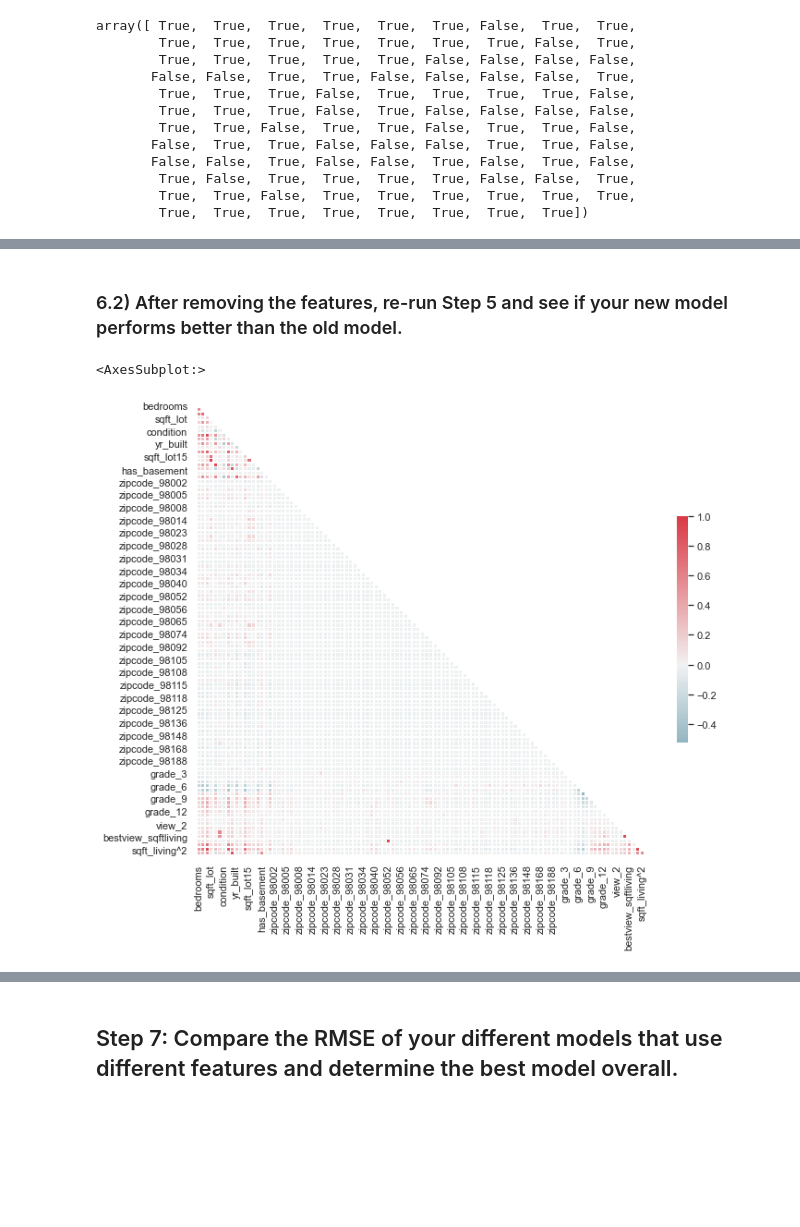
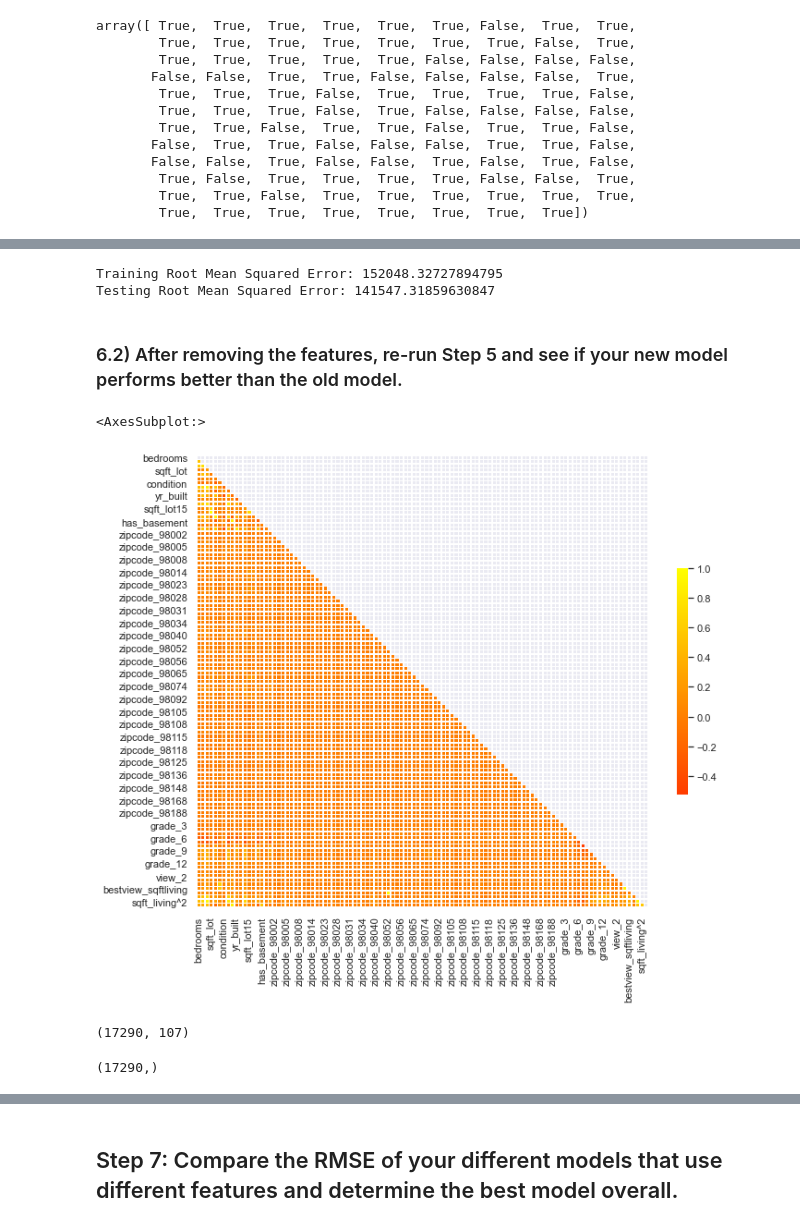
Before and after one commit to pleasecallmejax/KC-Housing-Predictions, a Jupyter notebook: Phase2_project/Bakeoff Final.ipynb, the cells around one changed output, grey strips where cells are left out. Saved outputs shown, nothing was run; the diff lists cells and outputs as text; code cells hidden in the pictures; blank space fills up the shorter version.

```diff
--- a/Phase2_project/Bakeoff Final.ipynb
+++ b/Phase2_project/Bakeoff Final.ipynb
@@ -219,0 +208,2 @@ The amount of bedrooms and bathrooms has a statistically significant impact on a
+# %%
+org_hous_df['log_sqft_living'] = np.log(org_hous_df['sqft_living'])
@@ -219,0 +221,2 @@ The amount of bedrooms and bathrooms has a statistically significant impact on a
+# %%
+org_hous_df['log_bedrooms'] = np.log(org_hous_df['bedrooms'])
@@ -650,34 +687,41 @@ def k_best_test(features, target, k):
     print('Testing Root Mean Squared Error:' , testK_rmse)
 # %%
 k_best_test(df_features, target, 100)
+# %% [output]
+Training Root Mean Squared Error: 152048.32727894795
+Testing Root Mean Squared Error: 141547.31859630847
 # %% [markdown]
 ### 6.2) After removing the features, re-run Step 5 and see if your new model performs better than the old model.
 # %%
-sns.set(style="white")
+sns.set(style="darkgrid")
 
 
 # Compute the correlation matrix
 corr = df_features.corr()
 
 # Generate a mask for the upper triangle
 mask = np.zeros_like(corr, dtype=np.bool)
 mask[np.triu_indices_from(mask)] = True
 
 # Set up the matplotlib figure
 f, ax = plt.subplots(figsize=(11, 9))
 
 # Generate a custom diverging colormap
-cmap = sns.diverging_palette(220, 10, as_cmap=True)
+#cmap = sns.diverging_palette(220, 10, as_cmap=True)
 
 # Draw the heatmap with the mask and correct aspect ratio
-sns.heatmap(corr, mask=mask, cmap=cmap, vmax=1, center=0,
+sns.heatmap(corr, mask=mask, cmap='autumn', vmax=1, center=0,
             square=True, linewidths=.5, cbar_kws={"shrink": .5})
 # %% [output]
 <AxesSubplot:>
-[figure, old version]
+[figure, new version]
 # %%
 df_features.shape
+# %% [output]
+(17290, 107)
 # %%
 target.shape
+# %% [output]
+(17290,)
 # %%
 df_features.head()
```
Also changed, not shown: parts of 12 cells of this notebook.
